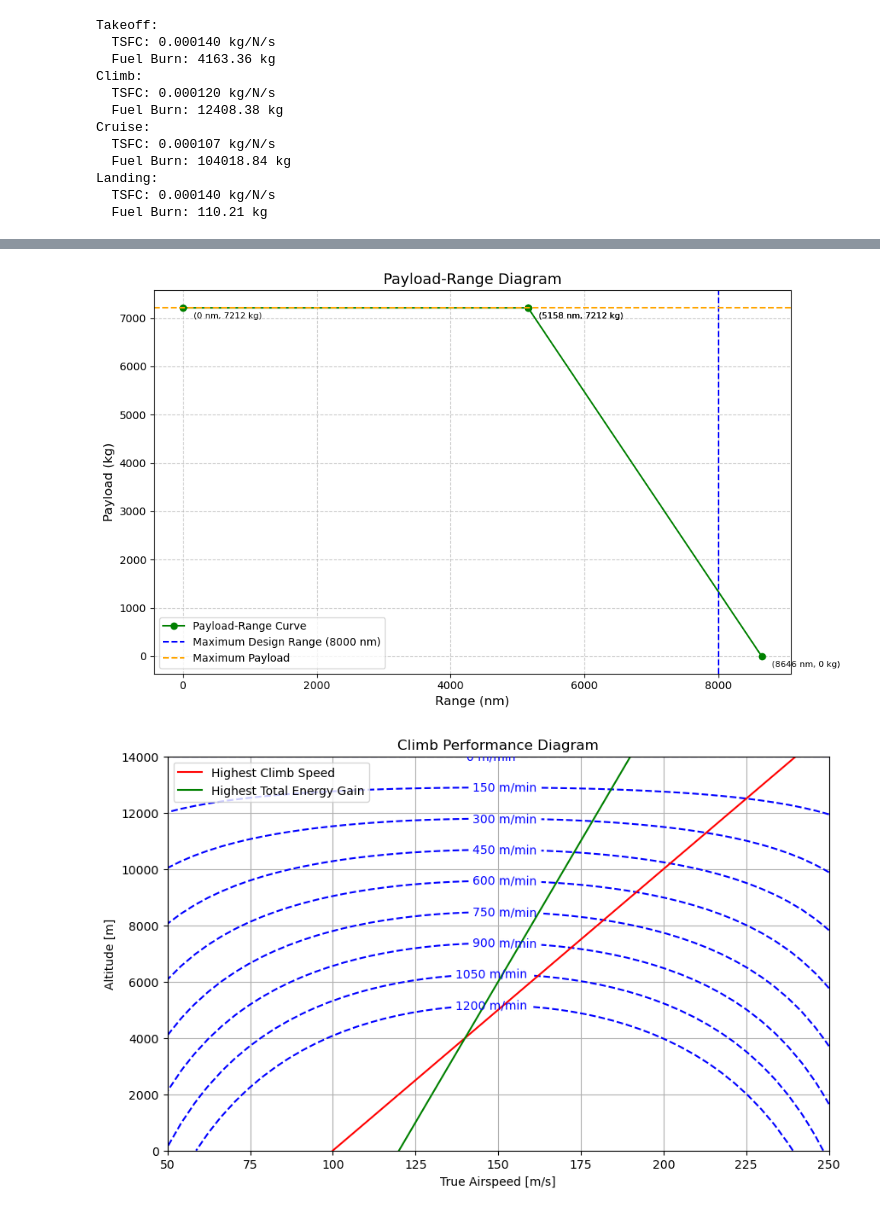
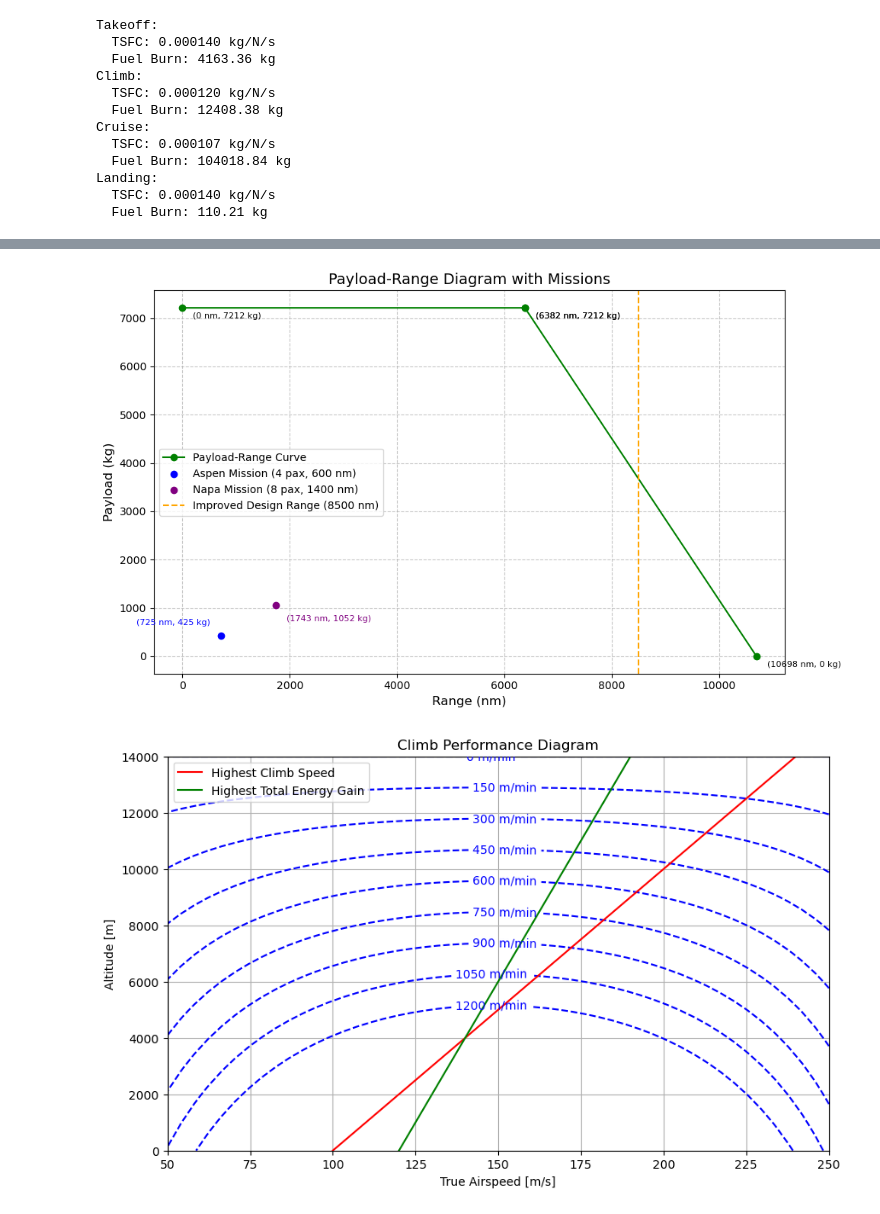
Before and after one commit to AntoineVanHoye/integrated_project, a Jupyter notebook: thrust.ipynb, the cells around one changed output, grey strips where cells are left out. Drawn from its saved outputs; the diff is of its cells as text; code cells hidden in the pictures.

```diff
--- a/thrust.ipynb
+++ b/thrust.ipynb
@@ -177,7 +177,7 @@ flight_phases = {
 }
 
 # Constants
-F0 = 100000 # Sea level thrust per engine in N
+F0 = 150000 # Sea level thrust per engine in N
 num_engines = 2  # Number of engines
 
 # Calculate thrust for each phase
@@ -344,8 +343,8 @@ Landing Thrust: 247453.06 N
 import matplotlib.pyplot as plt
 import numpy as np
 
-# Constants
-T_static_per_engine = 100000  # Static thrust per engine (N)
+# Constants .... pay attention to the engine static thrust
+T_static_per_engine = 150000  # Static thrust per engine (N)
 engines = 2  # Number of engines
 T_static_total = T_static_per_engine * engines  # Total available thrust (N)
 T0 = 288.15  # Standard temperature (K)
@@ -357,7 +356,7 @@ phases = ["Takeoff", "Climb", "Cruise", "Landing"]
 missions = {
     "Passenger": {
         "altitude": [0, 5000, 12500, 0],
-        "speeds": [70, 140, 250, 60],
+        "speeds": [70, 140, 290, 60],
         "temperatures": [288.15, 281.65, 268.15, 288.15],
         "thrust_required": [113828.41, 154825.52, 56258.21, 181802.25],
         "durations": [120, 900, 18000, 60]
@@ -407,10 +406,10 @@ for mission, data in missions.items():
         print(f"  Thrust Margin: {margin:.2f} N")
         print(f"  Fuel Burn: {fuel_burn:.2f} kg")
 
-# Visualization
+# Visualization of results
 fig, axs = plt.subplots(2, 1, figsize=(12, 10))
 
-# Bar plot for thrust margins
+# Bar chart  for thrust margins
 x = np.arange(len(phases))
 width = 0.25
 for i, mission in enumerate(missions):
@@ -422,7 +421,7 @@ axs[0].set_xticklabels(phases)
 axs[0].legend(fontsize=10)
 axs[0].grid(axis='y', linestyle='--', alpha=0.7)
 
-# Line plot for fuel burns
+# Line plot for fuel burn per flight segment
 for mission in missions:
     axs[1].plot(phases, fuel_burns[mission], marker='o', label=mission)
 axs[1].set_title("Fuel Burn Across Missions", fontsize=16)
@@ -454,74 +453,99 @@ Landing:
 # %%
-# Constants and inputs based on the user's design and the provided document
+# Payload-range diagram with 2 other missions
+
 import numpy as np
 import matplotlib.pyplot as plt
 
-# Aircraft-specific parameters
+
 mtow_lb = 106000  # Maximum takeoff weight in lbs
 mtow_kg = mtow_lb * 0.453592  # Convert to kg
-oew_fraction = 0.55  # Operating empty weight as fraction of MTOW
-fuel_fraction = 0.30  # Fuel weight as fraction of MTOW
+oew_fraction = 0.55  # Operating empty weight as
+fuel_fraction = 0.30  # Fuel weight as fraction
 oew_kg = mtow_kg * oew_fraction  # Operational empty weight in kg
 fuel_weight_kg = mtow_kg * fuel_fraction  # Maximum fuel weight in kg
 max_payload_kg = mtow_kg - oew_kg - fuel_weight_kg  # Maximum payload
 
-# Flight performance parameters
-V = 250  # Cruise speed (m/s)
+
+V = 290  # Cruise speed (m/s)
 TSFC = 0.00014  # Thrust specific fuel consumption (1/s)
-LD_ratio = 15  # Lift-to-drag ratio
+LD_ratio = 16  # Improved Lift-to-Drag ratio to imptove the range
 
-# Key points in payload-range diagram
+#the axis for payload-range diagram
 R_nm = []  # Ranges in nautical miles
 Payload_kg = []  # Payloads in kg
 
-# Point A: Max payload, zero range
+# Point A: Max payload @ zero range
 R_nm.append(0)
 Payload_kg.append(max_payload_kg)
 
-# Point B: Max payload, max range (using Breguet equation)
+# Point B: Max payload @ max range (using Breguet range  equation)
 W1_B = mtow_kg
-W2_B = W1_B - fuel_weight_kg  # Remaining weight after burning all fuel
+W2_B = W1_B - fuel_weight_kg  #  weight after burning all fuel
 range_B = (V / TSFC) * LD_ratio * np.log(W1_B / W2_B) / 1852  # Convert to nautical miles
 R_nm.append(range_B)
 Payload_kg.append(max_payload_kg)
 
-# Point C: Max fuel, reduced payload
+# Point C: Max fuel @ reduced payload
 fuel_available = fuel_weight_kg
 payload_C = mtow_kg - oew_kg - fuel_available
 W1_C = mtow_kg
-W2_C = oew_kg + payload_C  # Remaining weight after burning fuel
+W2_C = oew_kg + payload_C  #  weight after burning fuel
 range_C = (V / TSFC) * LD_ratio * np.log(W1_C / W2_C) / 1852  # Convert to nautical miles
 R_nm.append(range_C)
 Payload_kg.append(payload_C)
 
 # Point D: Ferry range (zero payload)
 W1_D = mtow_kg
 W2_D = oew_kg  # Only OEW remains
 range_D = (V / TSFC) * LD_ratio * np.log(W1_D / W2_D) / 1852  # Convert to nautical miles
 R_nm.append(range_D)
 Payload_kg.append(0)
 
+# Inclussion of other missions  mission points
+# Aspen Mission (KVNY to KASE)
+passengers_aspen = 4
+baggage_aspen_kg = 20 * 0.0283168 * 62.4  # 20 cubic feet converted to kg
+payload_aspen_kg = passengers_aspen * 215 * 0.453592 + baggage_aspen_kg
+range_aspen_nm = 725  # Estimated Aspen range in  nm also  Added 5% to account for wind and airway deviations
+
+# Napa Mission (KAPC to MEX)
+passengers_napa = 8
+baggage_napa_kg = 12 * 50 * 0.453592  # 12 cases of wine at 50 lbs each
+payload_napa_kg = passengers_napa * 215 * 0.453592 + baggage_napa_kg
+range_napa_nm = 1743  # Estimated Napa range in nm also  Added 5% to account for wind and airway deviations
+
 # Plotting the payload-range diagram
 plt.figure(figsize=(10, 6))
+
+# Core Payload-Range Curve
 plt.plot(R_nm, Payload_kg, marker='o', color='green', label='Payload-Range Curve')
-plt.axvline(x=8000, linestyle="--", color="blue", label="Maximum Design Range (8000 nm)")
-plt.axhline(y=max_payload_kg, linestyle="--", color="orange", label="Maximum Payload")
 
-# Annotate key points
+# Mission-specific points
+plt.scatter(range_aspen_nm, payload_aspen_kg, color='blue', label='Aspen Mission (4 pax, 600 nm)', zorder=5)
+plt.scatter(range_napa_nm, payload_napa_kg, color='purple', label='Napa Mission (8 pax, 1400 nm)', zorder=5)
+
+# Improved Design Range (Goal: improve range  to 8500 nm)
+plt.axvline(x=8500, linestyle="--", color="orange", label="Improved Design Range (8500 nm)")
+
+# represent  key points
 for i, (x, y) in enumerate(zip(R_nm, Payload_kg)):
     plt.annotate(f"({int(x)} nm, {int(y)} kg)", (x, y), textcoords="offset points", xytext=(10, -10), fontsize=8)
 
-# Labels and grid
-plt.title("Payload-Range Diagram", fontsize=14)
+# Aspen and Napa representation
+plt.annotate(f"({range_aspen_nm} nm, {int(payload_aspen_kg)} kg)", (range_aspen_nm, payload_aspen_kg), textcoords="offset points", xytext=(-80, 10), fontsize=8, color='blue')
+plt.annotate(f"({range_napa_nm} nm, {int(payload_napa_kg)} kg)", (range_napa_nm, payload_napa_kg), textcoords="offset points", xytext=(10, -15), fontsize=8, color='purple')
+
+
+plt.title("Payload-Range Diagram with Missions", fontsize=14)
 plt.xlabel("Range (nm)", fontsize=12)
 plt.ylabel("Payload (kg)", fontsize=12)
 plt.legend()
 plt.grid(True, linestyle='--', alpha=0.7)
 plt.tight_layout()
 
 plt.show()
 # %% [output]
-[figure, old version]
+[figure, new version]
 # %%
 import numpy as np
 import matplotlib.pyplot as plt
```
Also changed, not shown: parts of 4 cells of this notebook.
